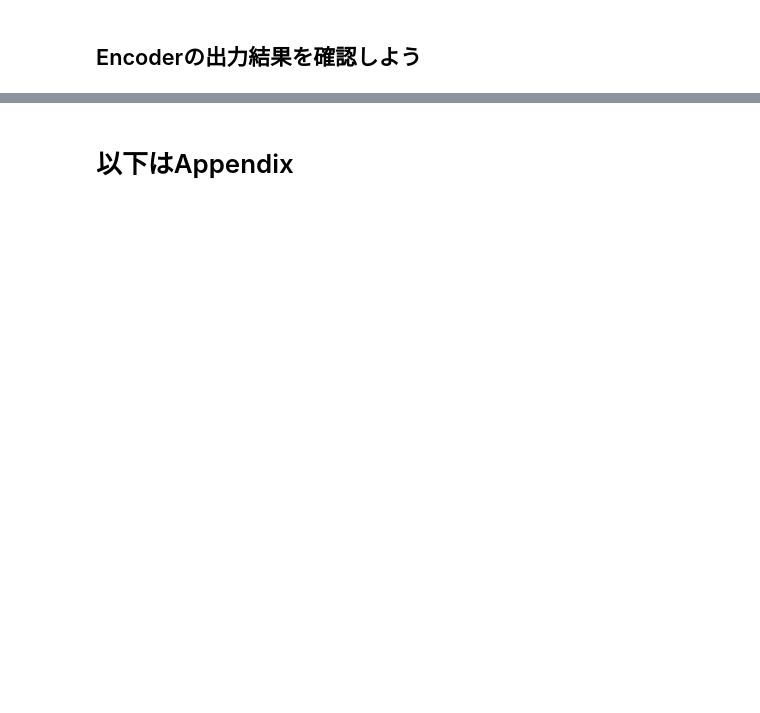
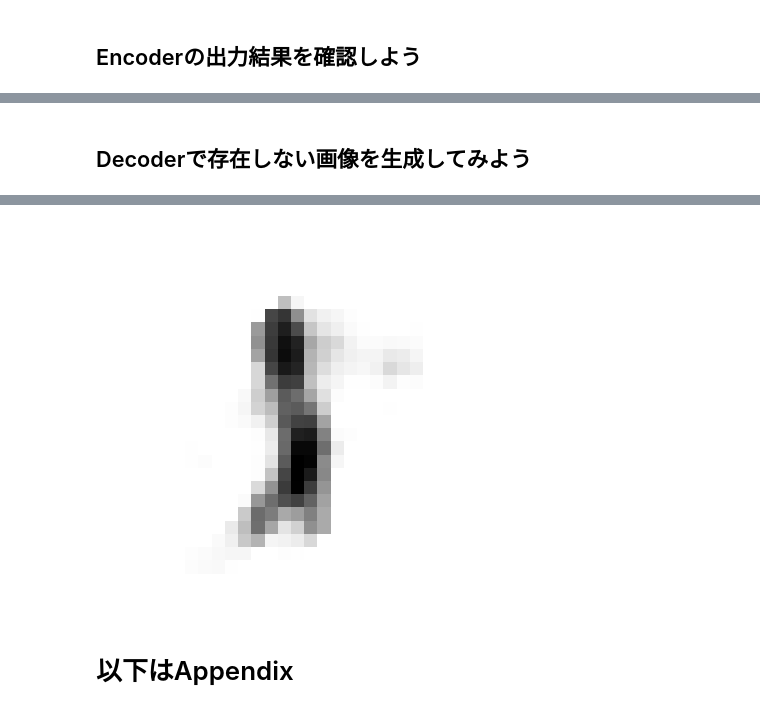
Before and after one commit to coraldx5/generativeai_intro_book, a Jupyter notebook: chap08_mnist_digit_AutoEncoder.ipynb, the cells around one changed output, grey strips where cells are left out. Drawn from its saved outputs; the diff is of its cells as text; code cells hidden in the pictures; blank space fills up the shorter version.

```diff
--- a/chap08_mnist_digit_AutoEncoder.ipynb
+++ b/chap08_mnist_digit_AutoEncoder.ipynb
@@ -347 +410,38 @@ plt.show()
 [figure]
+# %% [markdown]
+## Decoderで存在しない画像を生成してみよう
+# %%
+# @title ## 潜在表現から画像を生成しよう
+# @markdown - 次元１（Dimension1）と次元２（Dimension2）を設定して実行すると、画像が出力されます
+Dimension1 = 70 #@param {type:"slider", min:0, max:120, step:1}
+Dimension2 = 20 #@param {type:"slider", min:0, max:120, step:1}
+
+from keras.layers import Input
+# デコーダ部分の定義
+encoded_input = Input(shape=(encoding_dim,))
+decoder_layer1 = autoencoder01.layers[3]
+decoder_layer2 = autoencoder01.layers[4]
+
+decoder = Sequential([
+    decoder_layer1,
+    decoder_layer2
+], name='decoder')
+
+# 2次元ベクトルから画像を生成
+def generate_image(latent_vector):
+    generated_image = decoder.predict(np.array([latent_vector]))
+    return generated_image.reshape(28, 28)
+
+# サンプルの2次元ベクトル
+sample_latent_vector = [Dimension1, Dimension2]
+
+# 画像生成
+generated_image = generate_image(sample_latent_vector)
+
+# 生成された画像を表示
+plt.imshow(generated_image, cmap='binary')
+# plt.colorbar()
+# plt.title('Generated Image from Latent Representation')
+plt.axis('off')
+plt.show()
+# %% [output]
@@ -347,0 +449 @@ plt.show()
+[figure, added]
```
Also changed, not shown: parts of 14 cells of this notebook.
